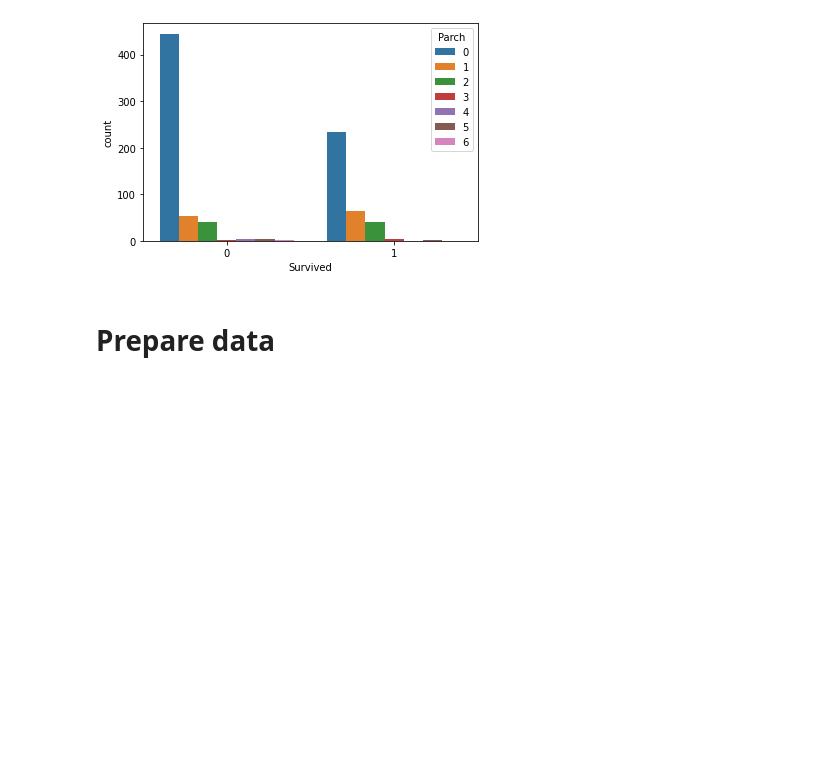
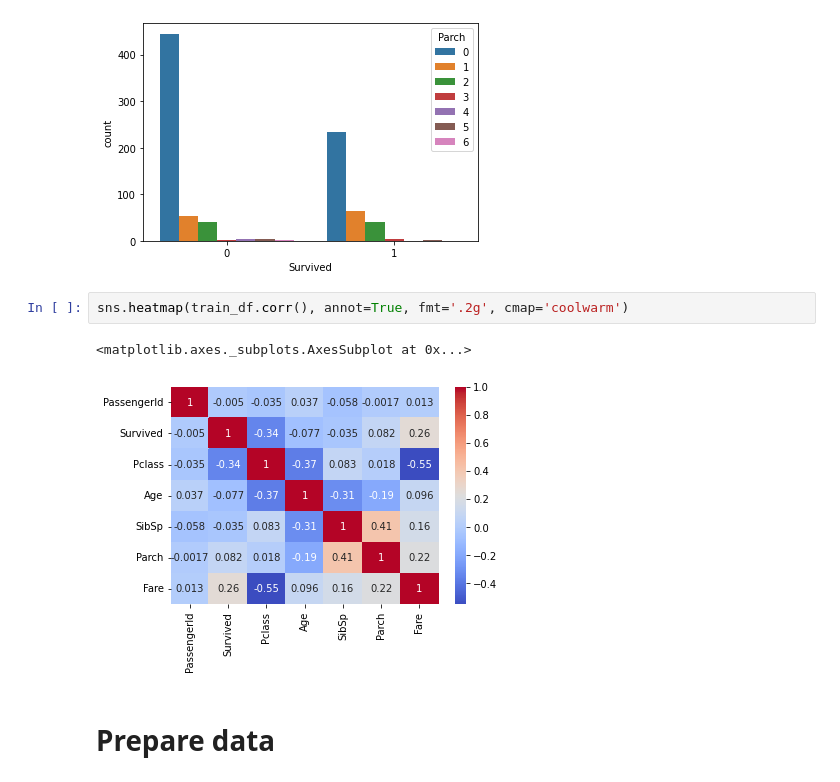
Before and after one commit to katsuba-mikhail/learn-kaggle, a Jupyter notebook: Kaggle_Titanic.ipynb, the cells around one changed output. Cells and saved outputs as stored; diff of their text form; blank space fills up the shorter version.

```diff
--- a/Kaggle_Titanic.ipynb
+++ b/Kaggle_Titanic.ipynb
@@ -366,6 +374,11 @@ sns.countplot(x='Survived', hue='Parch', data=train_df)
 # %% [output]
 <matplotlib.axes._subplots.AxesSubplot at 0x...>
 [figure]
+# %%
+sns.heatmap(train_df.corr(), annot=True, fmt='.2g', cmap='coolwarm')
+# %% [output]
+<matplotlib.axes._subplots.AxesSubplot at 0x...>
+[figure, added]
 # %% [markdown]
 # Prepare data
 # %%
```
Also changed, not shown: parts of 20 cells of this notebook.
